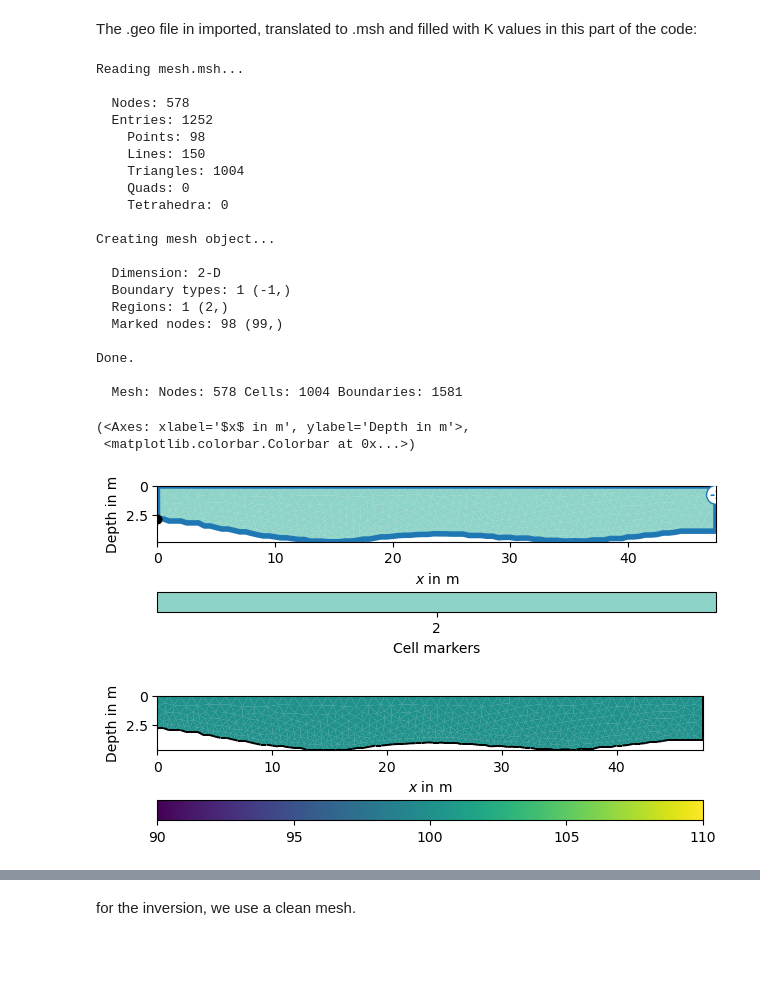
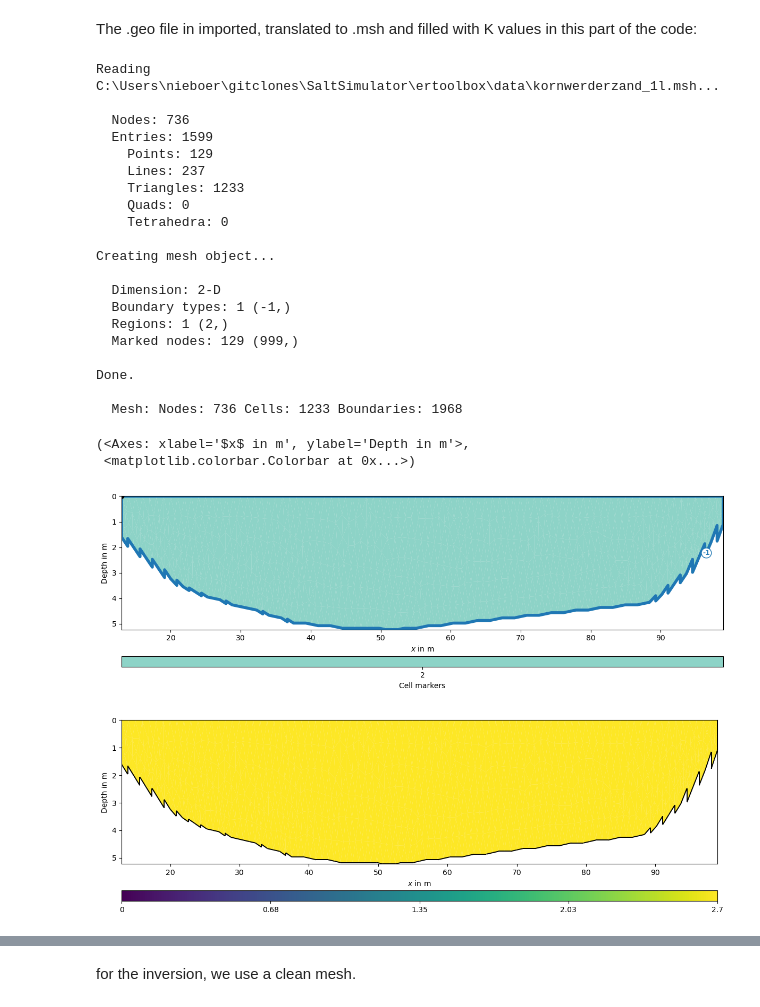
Before and after one commit to Deltares-research/SaltSimulator, a Jupyter notebook: notebooks/Electrical_Resistivity_Tomography.ipynb, the cells around one changed output, grey strips where cells are left out. Saved outputs shown, nothing was run; the diff lists cells and outputs as text; code cells hidden in the pictures; blank space fills up the shorter version.

Commit message:
data generalization

```diff
--- a/notebooks/Electrical_Resistivity_Tomography.ipynb
+++ b/notebooks/Electrical_Resistivity_Tomography.ipynb
@@ -15,3 +20,8 @@ from ertoolbox import MPT
+# %%
+data_folder = Path(resources.files("ertoolbox.data"))
+figsize = (12, 4)
+cmin = 0
+cmax = 2.7
 # %% [markdown]
 ## Mesh
 
@@ -27,37 +37,38 @@ We use 2 files. 1 file only has 1 fixed conductivity in the inversion domain. Th
 # %% [markdown]
 The .geo file in imported, translated to .msh and filled with K values in this part of the code:
 # %%
-filename_1l = "../data/Salt_intrusion_1_layer.geo"
+filename_1l = data_folder / "kornwerderzand_1l.geo"
+meshname_1l = filename_1l.with_suffix(".msh")
 
-geom_1l = subprocess.call(["gmsh", "-format", "msh2", "-2", "-o", "mesh.msh", filename_1l], shell=True)
-mesh_1l = readGmsh("mesh.msh", verbose=True)
+geom_1l = subprocess.call(["gmsh", "-format", "msh2", "-2", "-o", meshname_1l, filename_1l], shell=True)
+mesh_1l = readGmsh(meshname_1l, verbose=True)
 mesh = mesh_1l
 K_1l= [[2,100]]
 
-pg.show(mesh_1l, markers=True, clipBoundaryMarkers=True)
-pg.show(mesh_1l, data = K_1l, clipBoundaryMarkers=True, showmesh=True)
+pg.show(mesh_1l, markers=True, clipBoundaryMarkers=True, figsize=(12,4), aspect='auto')
+pg.show(mesh_1l, data = K_1l, clipBoundaryMarkers=True, showmesh=True, figsize=(12,4), aspect='auto', cMin = cmin, cMax = cmax)
 # %% [output]
-Reading mesh.msh...
+Reading C:\Users\nieboer\gitclones\SaltSimulator\ertoolbox\data\kornwerderzand_1l.msh...
 
-  Nodes: 578
-  Entries: 1252
-    Points: 98
-    Lines: 150
-    Triangles: 1004
+  Nodes: 736
+  Entries: 1599
+    Points: 129
+    Lines: 237
+    Triangles: 1233
     Quads: 0
     Tetrahedra: 0
 
 Creating mesh object...
 
   Dimension: 2-D
   Boundary types: 1 (-1,)
   Regions: 1 (2,)
-  Marked nodes: 98 (99,)
+  Marked nodes: 129 (999,)
 
 Done.
 
-  Mesh: Nodes: 578 Cells: 1004 Boundaries: 1581
+  Mesh: Nodes: 736 Cells: 1233 Boundaries: 1968
 (<Axes: xlabel='$x$ in m', ylabel='Depth in m'>,
  <matplotlib.colorbar.Colorbar at 0x...>)
-[figure, old version]
+[figure, new version]
-[figure, old version]
+[figure, new version]
```
Also changed, not shown: parts of 15 cells of this notebook, 23 other files.
